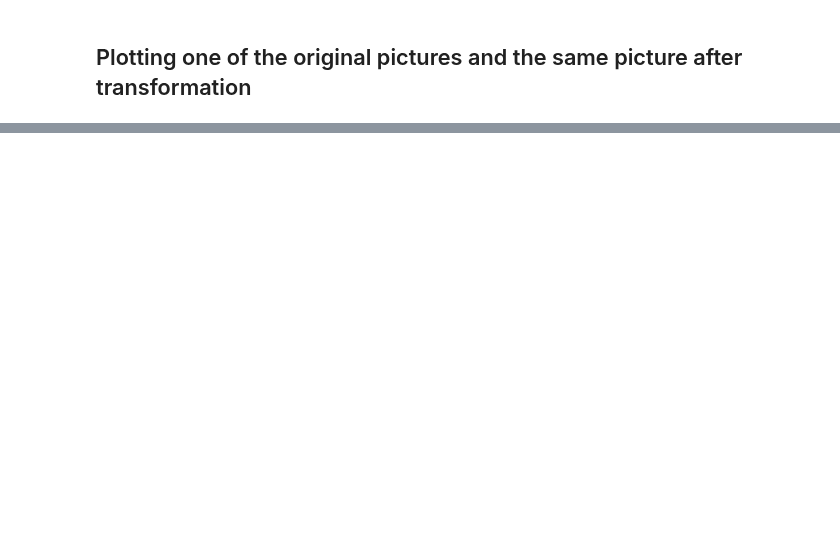
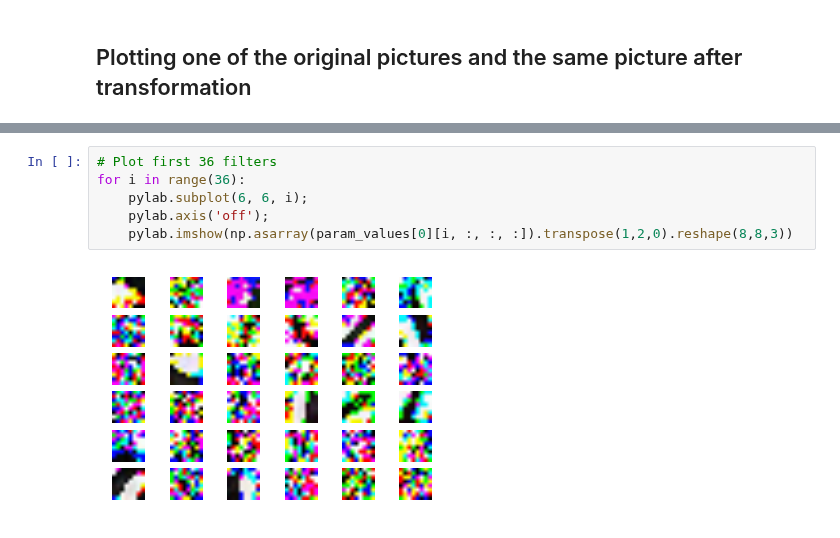
Before and after one commit to DmitriiK/CatsVsDogs, a Jupyter notebook: cats_vs_dogs_colored.ipynb, the cells around one changed output, grey strips where cells are left out. Drawn from its saved outputs; the diff is of its cells as text; blank space fills up the shorter version.

```diff
--- a/cats_vs_dogs_colored.ipynb
+++ b/cats_vs_dogs_colored.ipynb
@@ -463,0 +471,8 @@ img.save('my.png')
+# %%
+# Plot first 36 filters
+for i in range(36):
+    pylab.subplot(6, 6, i);
+    pylab.axis('off');
+    pylab.imshow(np.asarray(param_values[0][i, :, :, :]).transpose(1,2,0).reshape(8,8,3))
+# %% [output]
+[figure, added]
```
Also changed, not shown: parts of 18 cells of this notebook, 2 other files.
